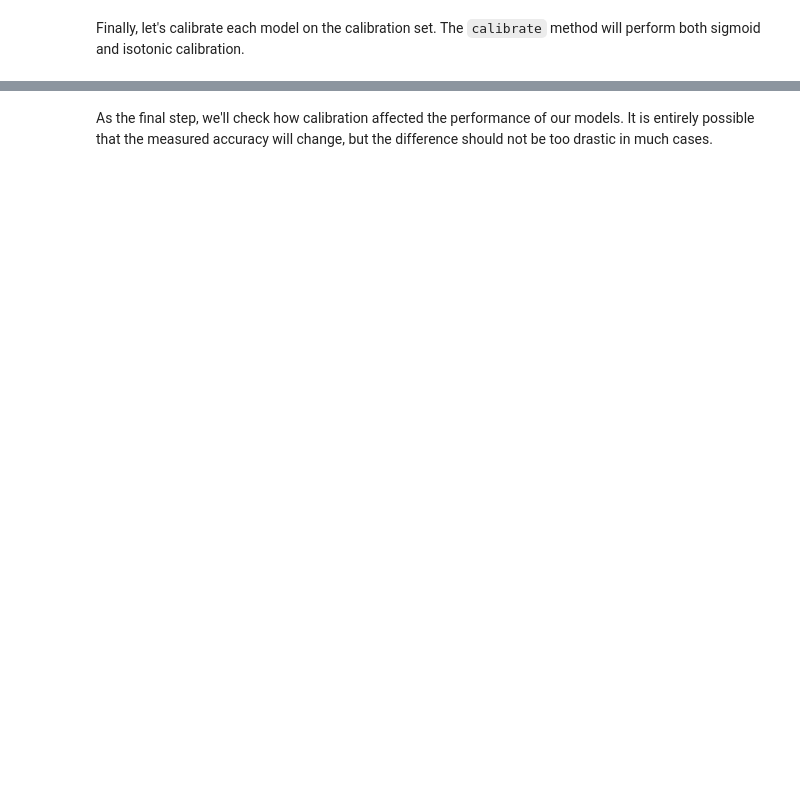
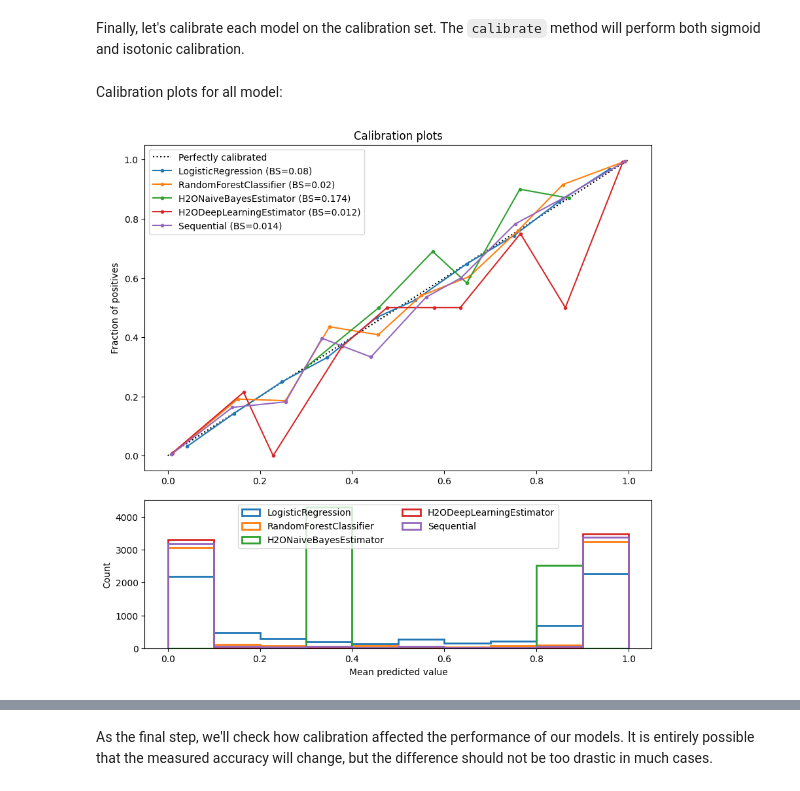
Before and after one commit to wblachowski/models-calibration, a Jupyter notebook: Notebook.ipynb, the cells around one changed output, grey strips where cells are left out. Saved outputs shown, nothing was run; the diff lists cells and outputs as text; code cells hidden in the pictures; blank space fills up the shorter version.

```diff
--- a/Notebook.ipynb
+++ b/Notebook.ipynb
@@ -208,3 +197,10 @@ Finally, let's calibrate each model on the calibration set. The `calibrate` meth
 # %%
 for model in models:
     model.calibrate(X_calib, y_calib)
+# %% [markdown]
+Calibration plots for all model:
+# %%
+plot_calibration_details_for_models(models, X_calib, y_calib, calibrated=True)
+plt.show()
+# %% [output]
+[figure, added]
```
Also changed, not shown: parts of 17 cells of this notebook.
